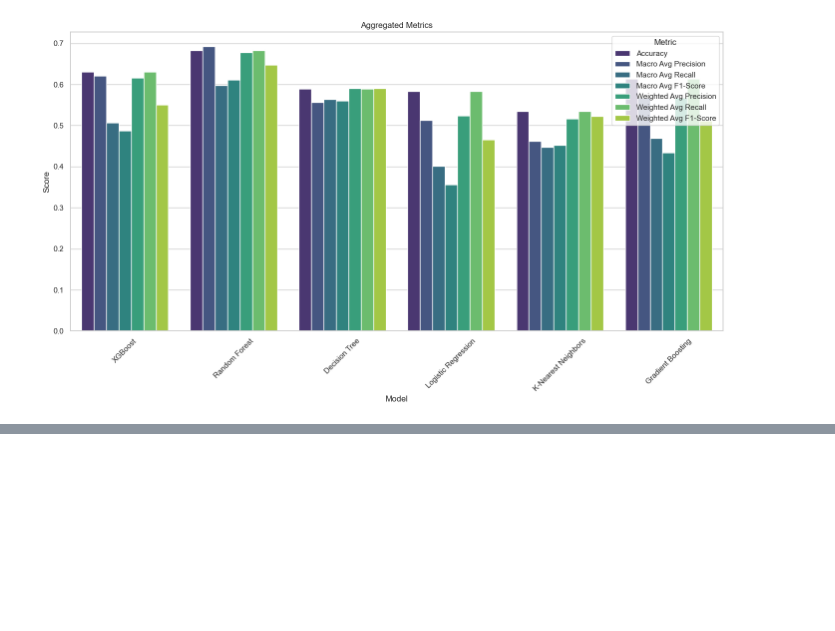
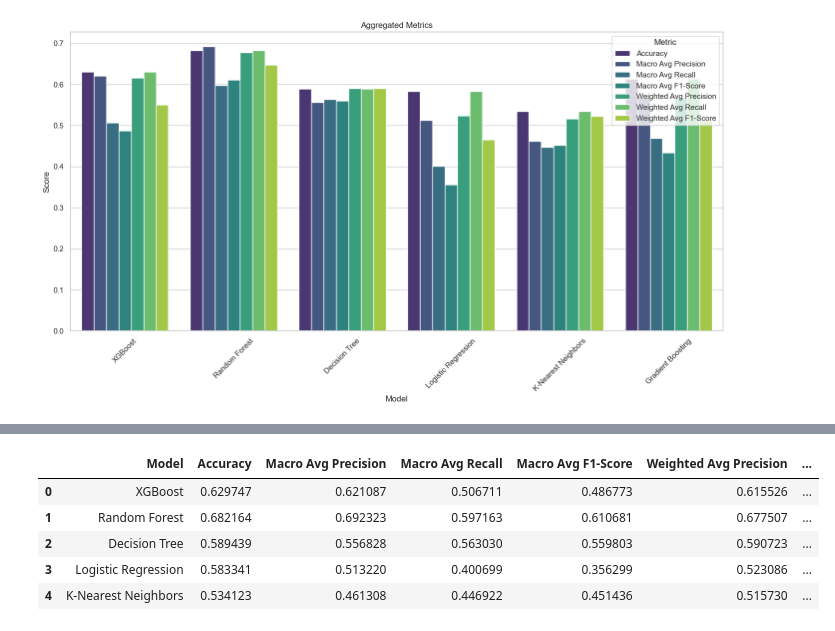
Before and after one commit to wnetohr/Olist-Brazilian-E-Commerce, a Jupyter notebook: notebooks/prediction_models.ipynb, the cells around one changed output, grey strips where cells are left out. Drawn from its saved outputs; the diff is of its cells as text; code cells hidden in the pictures; blank space fills up the shorter version.

```diff
--- a/notebooks/prediction_models.ipynb
+++ b/notebooks/prediction_models.ipynb
@@ -269,0 +305,14 @@ plt.show()
+# %%
+# Caminho para o arquivo CSV
+file_path = '../data/outputs/classification_reports_clean.csv'
+
+# Carregar os dados
+df = pd.read_csv(file_path)
+df.head()
+# %% [output]
+|  | Model | Accuracy | Macro Avg Precision | Macro Avg Recall | Macro Avg F1-Score | Weighted Avg Precision | ... |
+| 0 | XGBoost | 0.629747 | 0.621087 | 0.506711 | 0.486773 | 0.615526 | ... |
+| 1 | Random Forest | 0.682164 | 0.692323 | 0.597163 | 0.610681 | 0.677507 | ... |
+| 2 | Decision Tree | 0.589439 | 0.556828 | 0.563030 | 0.559803 | 0.590723 | ... |
+| 3 | Logistic Regression | 0.583341 | 0.513220 | 0.400699 | 0.356299 | 0.523086 | ... |
+| 4 | K-Nearest Neighbors | 0.534123 | 0.461308 | 0.446922 | 0.451436 | 0.515730 | ... |
```
Also changed, not shown: parts of 2 cells of this notebook, 1 other file.
